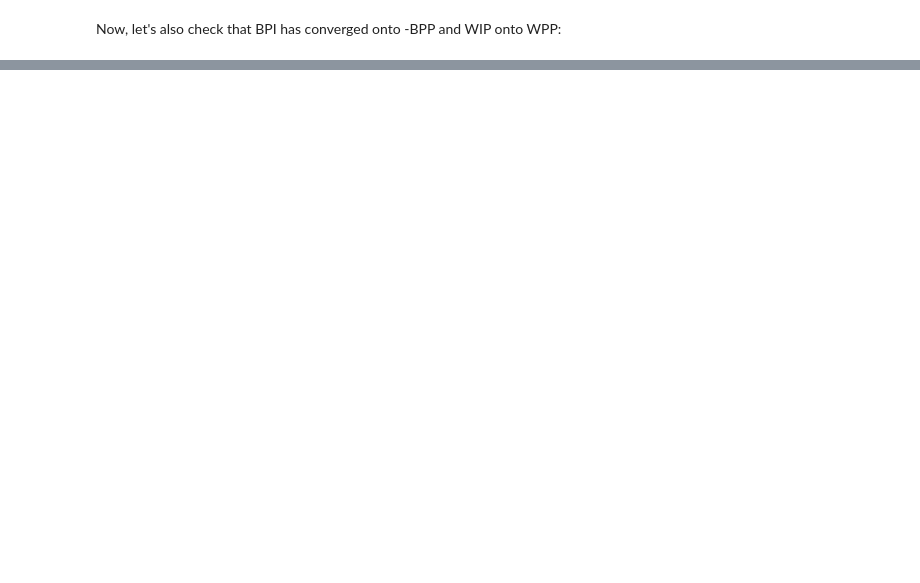
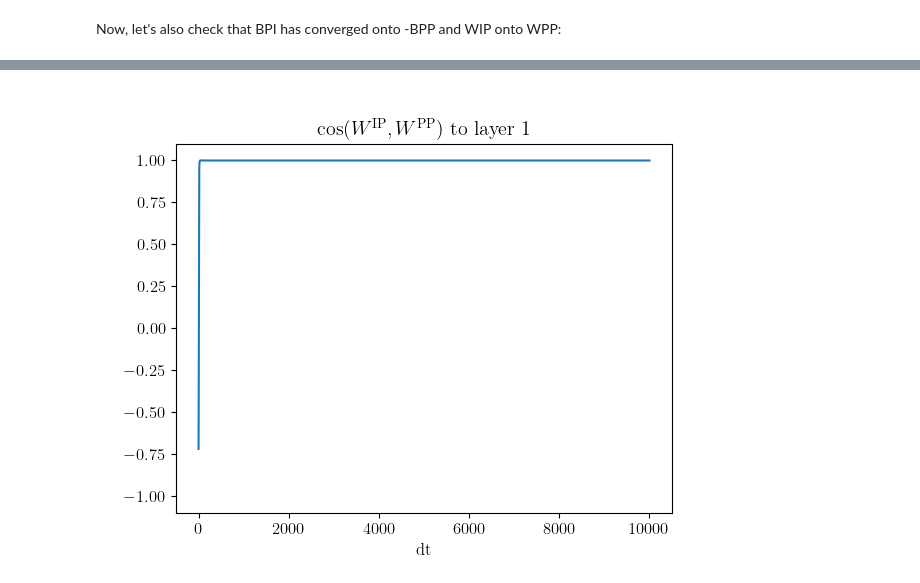
Before and after one commit to kma-code/Phaseless-Alignment-Learning, a Jupyter notebook: RtDeep/RtDeep simple demo.ipynb, the cells around one changed output, grey strips where cells are left out. Cells and saved outputs as stored; diff of their text form; code cells hidden in the pictures; blank space fills up the shorter version.

```diff
--- a/RtDeep/RtDeep simple demo.ipynb
+++ b/RtDeep/RtDeep simple demo.ipynb
@@ -236,19 +298,22 @@ plt.show()
 # %%
 for i in range(len(layers[1:-1])):
     fig, ax = plt.subplots()
     ax.plot(cos_WIP_WPP[i])
     plt.yscale('linear')
     label = 'dt'
     plt.xlabel(label)
     plt.title('$\cos(W^\mathrm{IP}, W^\mathrm{PP})$ to layer ' + str(i+1))
+    plt.ylim(-1.1,1.1)
     plt.show()
 
 
-fig, ax = plt.subplots()
-ax.plot(np.array([WPP[1] for WPP in WPP_time_series]).ravel())
-ax.plot(np.array(WIP_time_series).ravel())
-plt.yscale('linear')
-label = 'dt'
-# plt.legend()
-plt.xlabel(label)
-plt.show()
+# fig, ax = plt.subplots()
+# ax.plot(np.array([WPP[1] for WPP in WPP_time_series]).ravel())
+# ax.plot(np.array(WIP_time_series).ravel())
+# plt.yscale('linear')
+# label = 'dt'
+# # plt.legend()
+# plt.xlabel(label)
+# plt.show()
+# %% [output]
+[figure, added]
```
Also changed, not shown: parts of 18 cells of this notebook, 1 other file.
